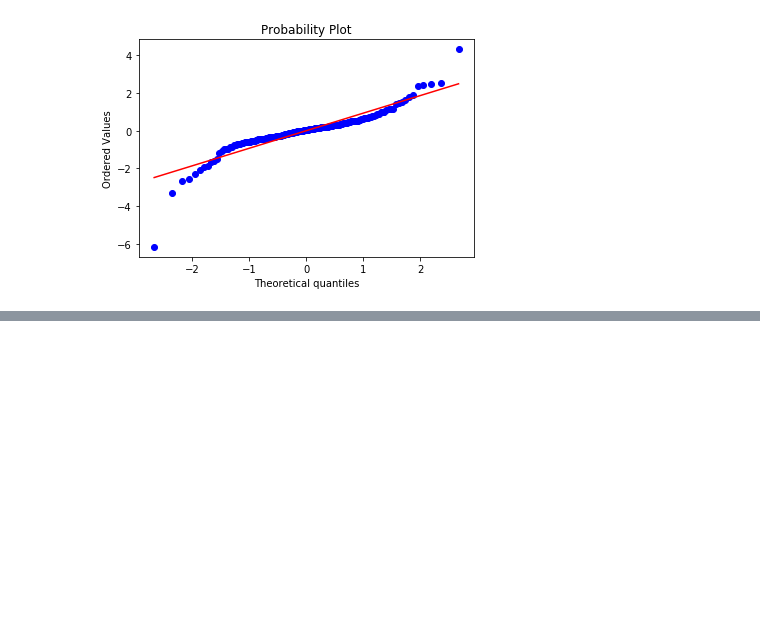
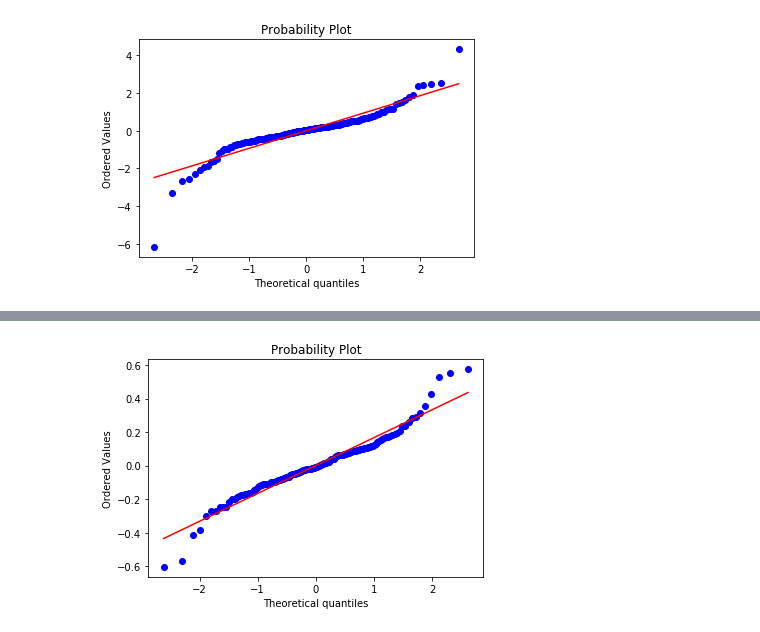
Before and after one commit to epgreig/robo-advisor, a Jupyter notebook: pca.ipynb, the cells around one changed output, grey strips where cells are left out. Cells and saved outputs as stored; diff of their text form; code cells hidden in the pictures; blank space fills up the shorter version.

```diff
--- a/pca.ipynb
+++ b/pca.ipynb
@@ -60,0 +68,5 @@ pylab.show()
+# %%
+stats.probplot(rightvol, dist="norm", plot=pylab)
+pylab.show()
+# %% [output]
+[figure, added]
```
Also changed, not shown: parts of 18 cells of this notebook.
